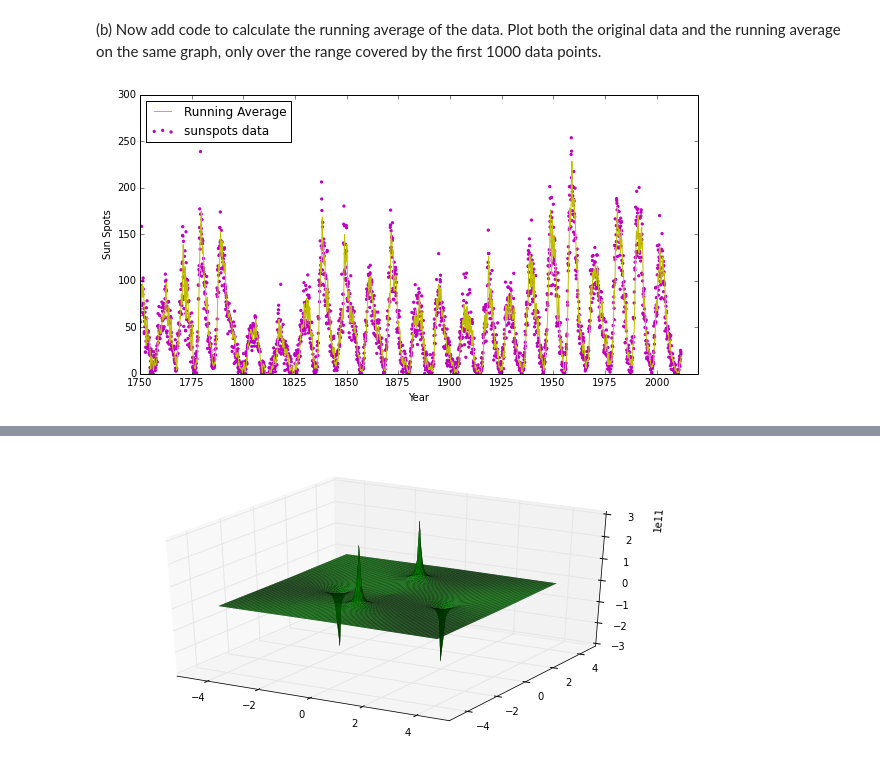
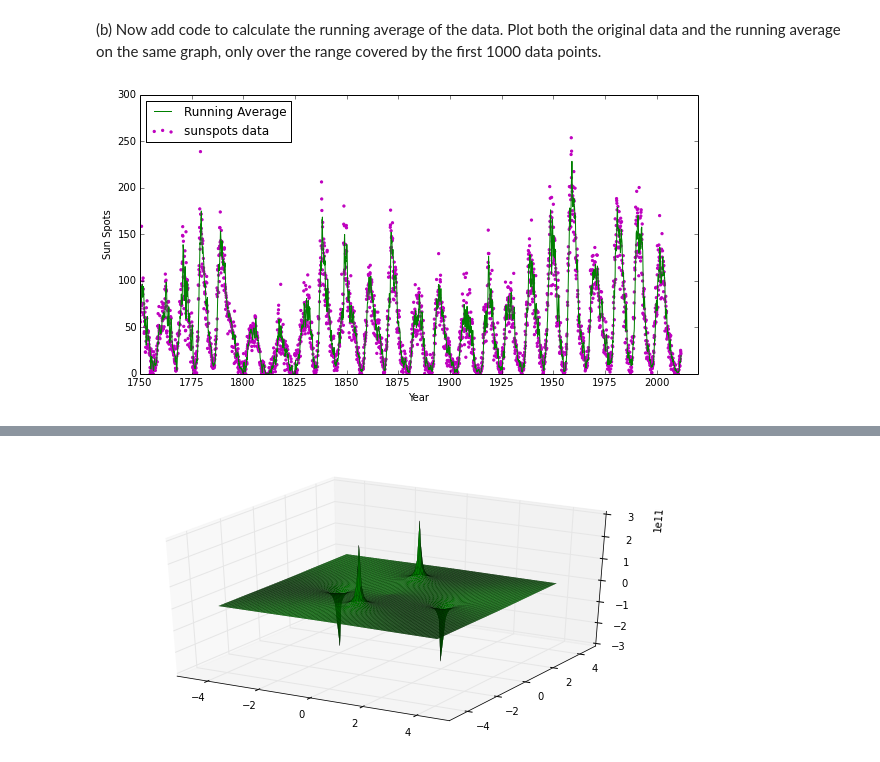
Before and after one commit to mkourjan/PHYS202-S14, a Jupyter notebook: Graphics/GraphicsExercises.ipynb, the cells around one changed output, grey strips where cells are left out. Cells and saved outputs as stored; diff of their text form; code cells hidden in the pictures.

```diff
--- a/Graphics/GraphicsExercises.ipynb
+++ b/Graphics/GraphicsExercises.ipynb
@@ -76,29 +76,29 @@ plt.show()
 # %%
 x,y = np.loadtxt('sunspots.txt', unpack = True)
 a = []
 for i in x:
     a.append((i / 12) + 1750)
 b = []
 for i in a:
     if i % 25 == 0:
         b.append(i)
 
 c = []
 for i in range(len(a)):
     c.append(np.average(y[i-5:i]))
 
 plt.figure(figsize = (10, 5))
-plt.plot(a,c, color = 'y', label = "Running Average")
+plt.plot(a,c, color = 'g', label = "Running Average")
 
 
 plt.xticks(b)
 plt.xlim(1750, 2020)
 plt.ylim(0, 300)
 plt.scatter(a, y, marker = ".", color = 'm', label = "sunspots data")
 plt.legend()
 plt.xlabel('Year')
 plt.ylabel('Sun Spots')
 plt.legend(loc = "upper left")
 plt.show()
 # %% [output]
-[figure, old version]
+[figure, new version]
```
Also changed, not shown: parts of 8 cells of this notebook, 5 other files.
